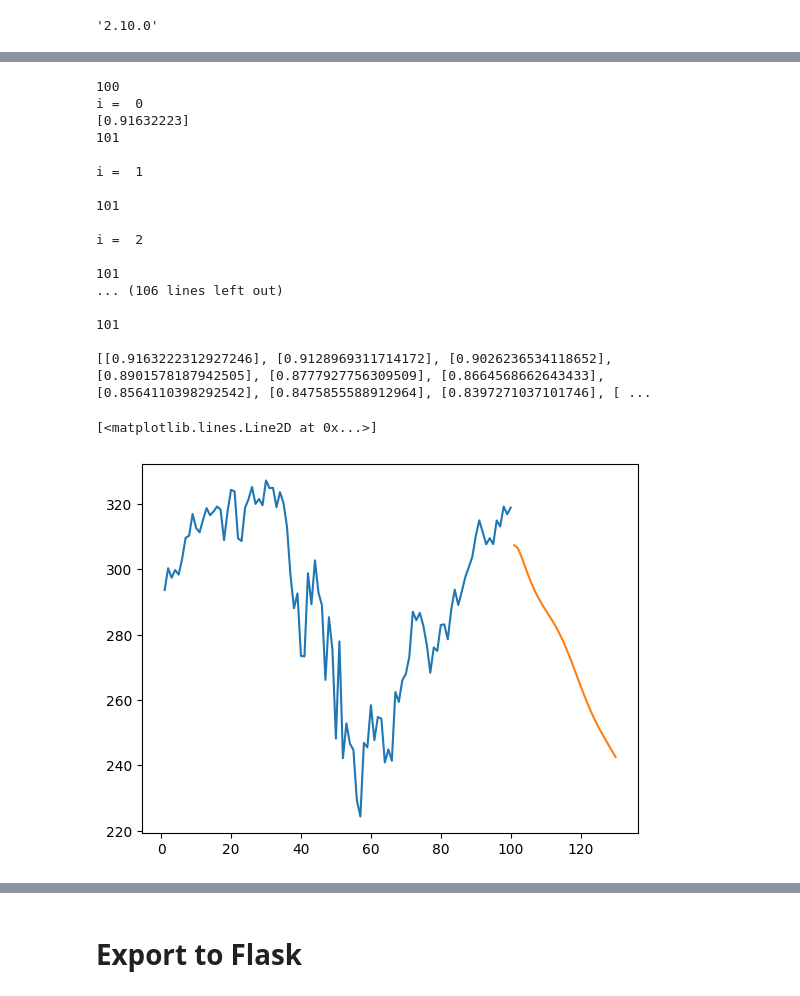
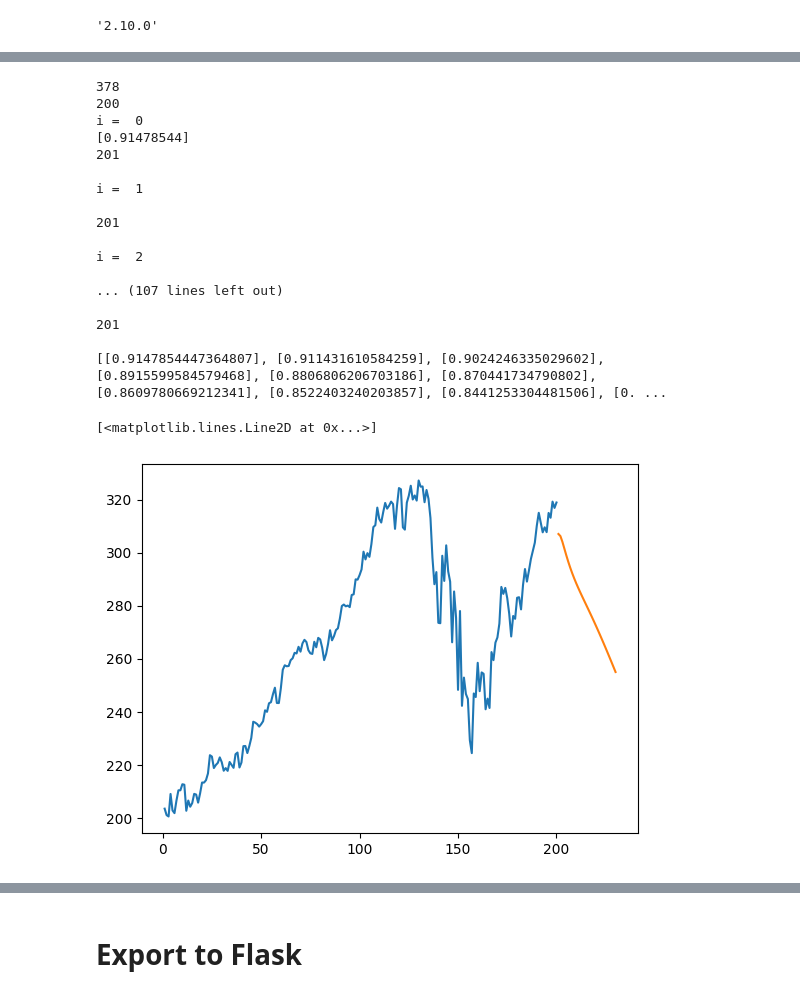
Before and after one commit to dledbetter123/Trade-Companion, a Jupyter notebook: backend/Stock.ipynb, the cells around one changed output, grey strips where cells are left out. Drawn from its saved outputs; the diff is of its cells as text; code cells hidden in the pictures.

```diff
--- a/backend/Stock.ipynb
+++ b/backend/Stock.ipynb
@@ -180,6 +209,7 @@ def create_dataset(dataset, time_step=1):
 	return numpy.array(dataX), numpy.array(dataY)
 # %%
 
-time_step = 100
+time_step = 200
 X_train, y_train = create_dataset(train, time_step)
 X_test, ytest = create_dataset(test, time_step)
+print(len(test))
@@ -214,7 +247,7 @@ from tensorflow.keras.layers import Dense
 from tensorflow.keras.layers import LSTM
 # %%
 model=Sequential()
-model.add(LSTM(50,return_sequences=True,input_shape=(100,1)))
+model.add(LSTM(50,return_sequences=True,input_shape=(200,1)))
 model.add(LSTM(50,return_sequences=True))
 model.add(LSTM(50))
 model.add(Dense(1))
@@ -347,6 +368,7 @@ plt.show()
 # %%
-len(test)
-x_input=test[-100:].reshape(1, -1)
+print(len(test))
+n_steps=200
+x_input=test[-n_steps:].reshape(1, -1)
 x_input.shape
 
 temp_input=list(x_input)
@@ -358,7 +380,6 @@ print(len(temp_input))
 from numpy import array
 
 lst_output=[]
-n_steps=100
 i=0
 days = 30
 while(i<days):
@@ -392,33 +413,33 @@ while(i<days):
 print(lst_output)
 lst_output = np.array(lst_output)
 # %% [output]
-100
+378
+200
 i =  0
-[0.91632223]
-101
+[0.91478544]
+201
 
 i =  1
 
-101
+201
 
 i =  2
 
-101
-... (106 lines left out)
+... (107 lines left out)
 
-101
+201
 
-[[0.9163222312927246], [0.9128969311714172], [0.9026236534118652], [0.8901578187942505], [0.8777927756309509], [0.8664568662643433], [0.8564110398292542], [0.8475855588912964], [0.8397271037101746], [ ...
+[[0.9147854447364807], [0.911431610584259], [0.9024246335029602], [0.8915599584579468], [0.8806806206703186], [0.870441734790802], [0.8609780669212341], [0.8522403240203857], [0.8441253304481506], [0. ...
 # %%
 day_new=np.arange(1,n_steps+1)
-day_pred=np.arange(101,101+days)
+day_pred=np.arange(n_steps+1,n_steps+1+days)
 import matplotlib.pyplot as plt
 
-plt.plot(day_new, scaler.inverse_transform(close[1158:]))
+plt.plot(day_new, scaler.inverse_transform(close[-n_steps:]))
 plt.plot(day_pred, scaler.inverse_transform(lst_output))
 # %% [output]
 [<matplotlib.lines.Line2D at 0x...>]
-[figure, old version]
+[figure, new version]
 # %%
 df3=close.tolist()
 df3.extend(lst_output)
```
Also changed, not shown: parts of 17 cells of this notebook, 5 other files.
